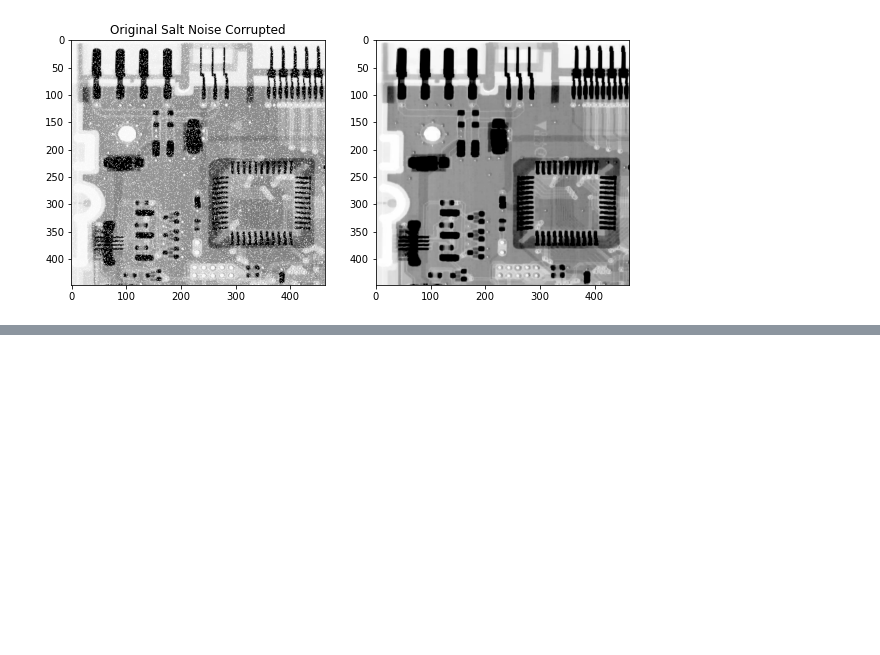
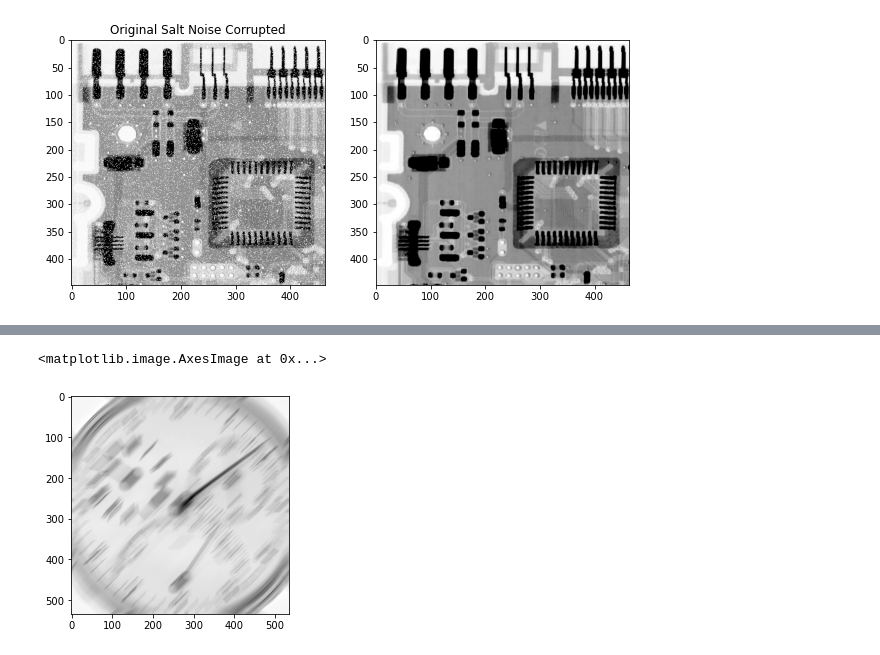
Before and after one commit to ecolon08/Digital-Image-Processing, a Jupyter notebook: Img_Restoration_Reconstruction/ec_dip_restor_recons_01.ipynb, the cells around one changed output, grey strips where cells are left out. Cells and saved outputs as stored; diff of their text form; code cells hidden in the pictures; blank space fills up the shorter version.

```diff
--- a/Img_Restoration_Reconstruction/ec_dip_restor_recons_01.ipynb
+++ b/Img_Restoration_Reconstruction/ec_dip_restor_recons_01.ipynb
@@ -294,0 +367,13 @@ ax_ckt_min[1].imshow(img_ckt_salt_min_flt, cmap='gray')
+# %%
+def apply_motion_blur(image, size, angle):
+    k = np.zeros((size, size), dtype=np.float32)
+    k[ (size-1)// 2 , :] = np.ones(size, dtype=np.float32)
+    k = cv2.warpAffine(k, cv2.getRotationMatrix2D( (size / 2 -0.5 , size / 2 -0.5 ) , angle, 1.0), (size, size) )
+    k = k * ( 1.0 / np.sum(k) )
+    return cv2.filter2D(image, -1, k)
+# %%
+test_img2 = apply_motion_blur(img_chro, 50, 45)
+plt.imshow(test_img2, cmap='gray')
+# %% [output]
+<matplotlib.image.AxesImage at 0x...>
+[figure, added]
```
Also changed, not shown: parts of 10 cells of this notebook, 1 other file.
